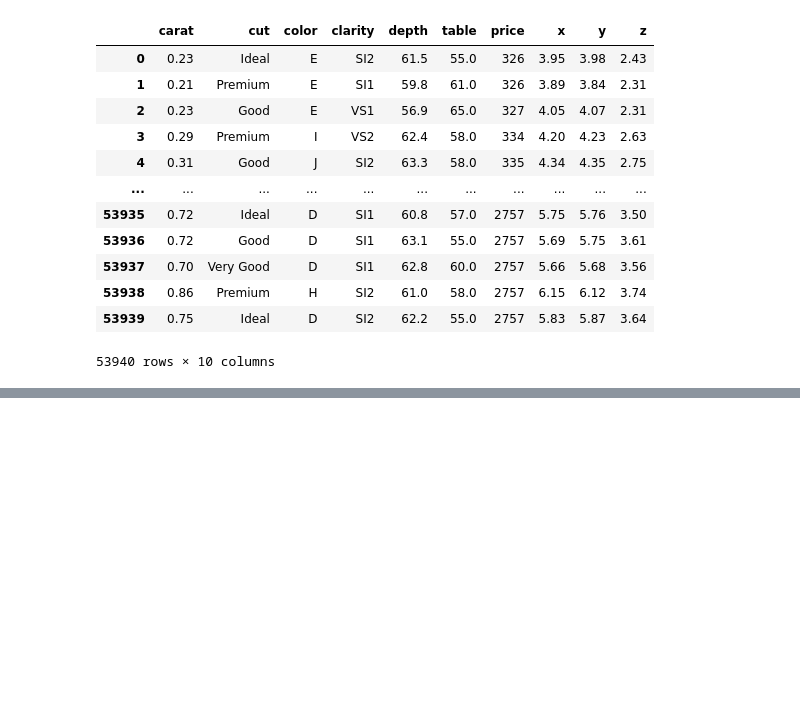
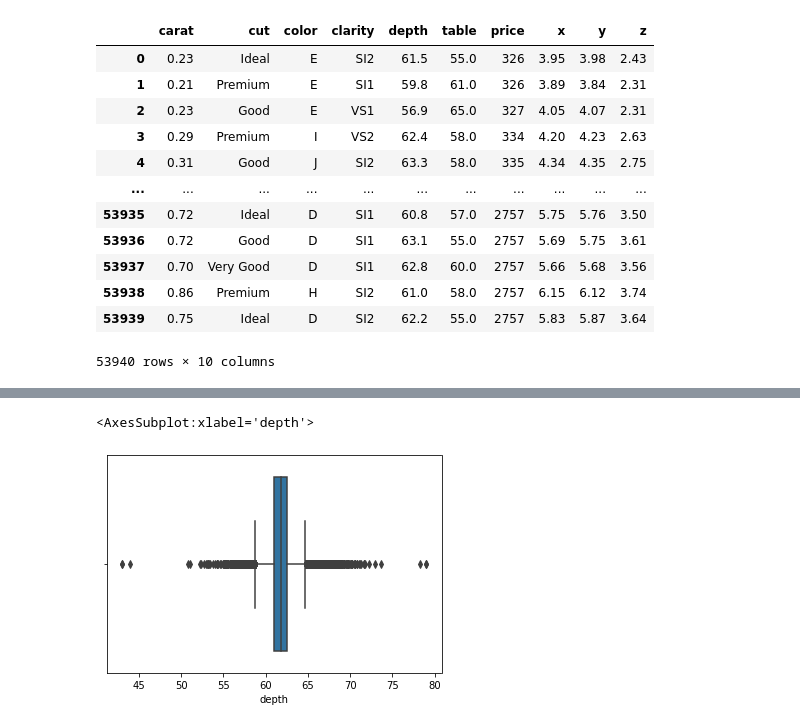
Before and after one commit to habibsatya/dicoding-training, a Jupyter notebook: code/diamonds.ipynb, the cells around one changed output, grey strips where cells are left out. Cells and saved outputs as stored; diff of their text form; code cells hidden in the pictures; blank space fills up the shorter version.

```diff
--- a/code/diamonds.ipynb
+++ b/code/diamonds.ipynb
@@ -24,0 +180,5 @@ data
+# %%
+sns.boxplot(x=data['depth'])
+# %% [output]
+<AxesSubplot:xlabel='depth'>
+[figure, added]
```
Also changed, not shown: parts of 47 cells of this notebook, 3 other files.
